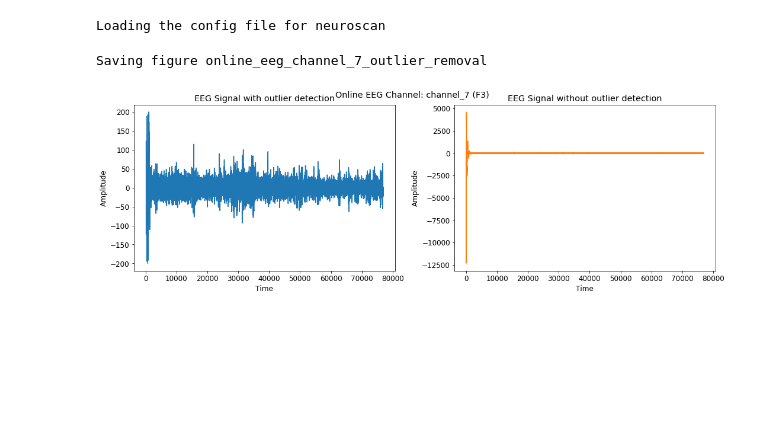
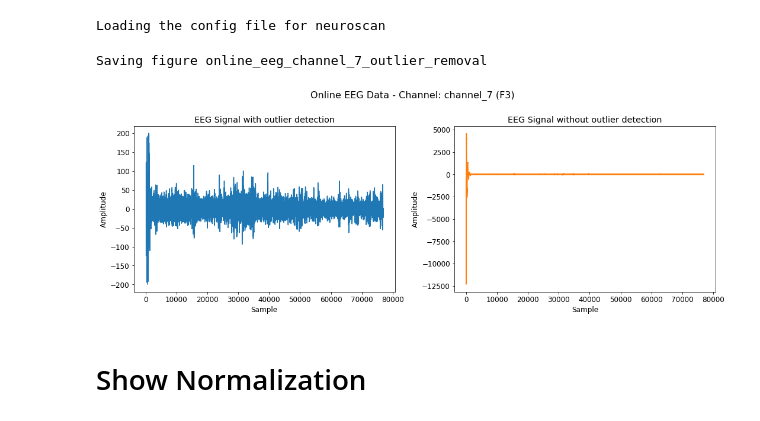
Before and after one commit to mudo121/thesis_eeg, a Jupyter notebook: thesis_diagrams.ipynb, the cells around one changed output. Cells and saved outputs as stored; diff of their text form; code cells hidden in the pictures; blank space fills up the shorter version.

```diff
--- a/thesis_diagrams.ipynb
+++ b/thesis_diagrams.ipynb
@@ -190,17 +191,19 @@ Loading the config file for neuroscan
 # %%
 channel = "channel_7"
 
 fig, axs = plt.subplots(1, 2, figsize=(15,5))
-fig.suptitle('Online EEG Channel: {} (F3)'.format(channel))
+fig.suptitle('Online EEG Data - Channel: {} (F3)'.format(channel), fontsize=16, y=1.08)
 
 axs[0].plot(df_no_outliers.index, df_no_outliers[channel])
 axs[0].set_title("EEG Signal with outlier detection")
-axs[0].set(xlabel='Time', ylabel='Amplitude')
+axs[0].set(xlabel='Sample', ylabel='Amplitude')
 
 axs[1].plot(df_no_outliers.index, df_with_outliers[channel], 'tab:orange')
 axs[1].set_title("EEG Signal without outlier detection")
-axs[1].set(xlabel='Time', ylabel='Amplitude')
+axs[1].set(xlabel='Sample', ylabel='Amplitude')
 save_fig("online_eeg_{}_outlier_removal".format(channel))
 # %% [output]
 Saving figure online_eeg_channel_7_outlier_removal
-[figure, old version]
+[figure, new version]
+# %% [markdown]
+# Show Normalization
```
Also changed, not shown: parts of 8 cells of this notebook, 4 other files.
